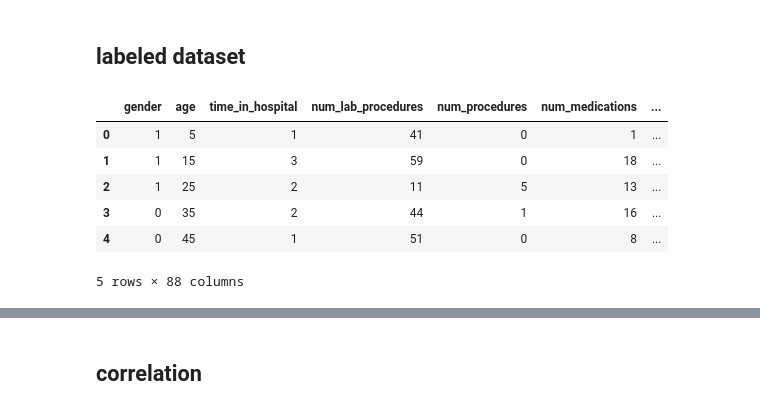
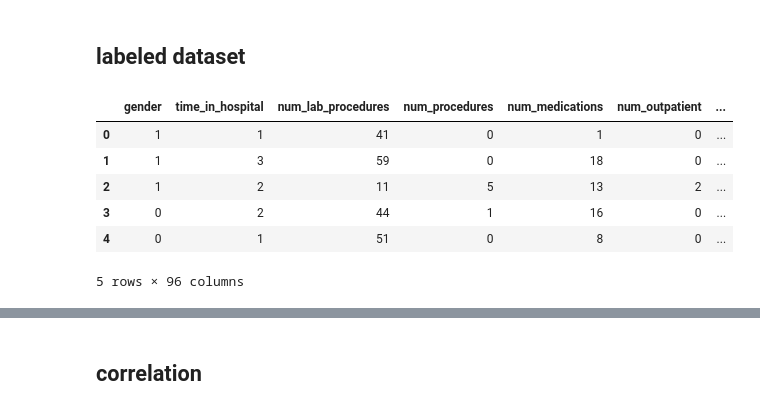
Before and after one commit to annasophiat/diabetic-readmissions, a Jupyter notebook: diabetes_statistical_analysis.ipynb, the cells around one changed output, grey strips where cells are left out. Cells and saved outputs as stored; diff of their text form; code cells hidden in the pictures.

```diff
--- a/diabetes_statistical_analysis.ipynb
+++ b/diabetes_statistical_analysis.ipynb
@@ -411,9 +378,6 @@ Column Name: readmitted
 Unique Values: ['NO' 'YES']
 Column Name: admission_type
 Unique Values: ['Unknown' 'Emergency' 'Urgent' 'Elective' 'Newborn' 'Trauma Center']
-# %%
-# readmitted: No and Yes
-diabetes['readmitted'] = diabetes['readmitted'].replace({'NO': 0, 'YES': 1})
 # %%
 # gender: male and female
 diabetes['gender'] = diabetes['gender'].replace({'Male': 0, 'Female': 1})
@@ -514,4 +467,0 @@ array(['[0-10)', '[10-20)', '[20-30)', '[30-40)', '[40-50)', '[50-60)',
-# %%
-diabetes['age'] = diabetes['age'].replace({'[0-10)': 5, '[10-20)': 15, '[20-30)': 25, '[30-40)': 35,
-                                           '[40-50)': 45, '[50-60)': 55, '[60-70)': 65, '[70-80)': 75,
-                                           '[80-90)': 85, '[90-100)': 95})
@@ -530,6 +470,7 @@ diabetes.head()
 # %%
 # create dummy variables
 race_var = pd.get_dummies(diabetes.race)
+age_var = pd.get_dummies(diabetes.age)
 discharge_disposition_var = pd.get_dummies(diabetes.discharge_disposition_id)
 diag_1_var = pd.get_dummies(diabetes.diag_1)
 diag_2_var = pd.get_dummies(diabetes.diag_2)
@@ -545,7 +486,7 @@ insulin = pd.get_dummies(diabetes.insulin)
 admission_type = pd.get_dummies(diabetes.admission_type)
 # %%
 # combine dummy variables
-all_var = pd.concat([race_var, discharge_disposition_var, diag_1_var, diag_2_var,
+all_var = pd.concat([race_var, age_var, discharge_disposition_var, diag_1_var, diag_2_var,
                      diag_3_var, max_glu_serum_var, A1Cresult_var, metformin, repaglinide,
                      glipizide, pioglitazone, rosiglitazone, insulin, admission_type], axis=1)
 
@@ -562,17 +503,17 @@ all_var.head()
 ## labeled dataset
 # %%
 # create new diabetes data with all labeled data
-diabetes_ml = pd.concat([diabetes.gender, diabetes.age, diabetes.time_in_hospital, diabetes.num_lab_procedures,
+diabetes_ml = pd.concat([diabetes.gender, diabetes.time_in_hospital, diabetes.num_lab_procedures,
                          diabetes.num_procedures, diabetes.num_medications, diabetes.num_outpatient,
-                         diabetes.num_emergency, diabetes.num_inpatient, diabetes.num_diagnoses,
-                         diabetes.change, diabetes.diabetesMed, all_var, diabetes.readmitted], axis=1)
+                         diabetes.num_inpatient, diabetes.num_diagnoses, diabetes.change,
+                         diabetes.diabetesMed, all_var, diabetes.readmitted], axis=1)
 
 diabetes_ml.head()
 # %% [output]
-|  | gender | age | time_in_hospital | num_lab_procedures | num_procedures | num_medications | ... |
-| 0 | 1 | 5 | 1 | 41 | 0 | 1 | ... |
-| 1 | 1 | 15 | 3 | 59 | 0 | 18 | ... |
-| 2 | 1 | 25 | 2 | 11 | 5 | 13 | ... |
-| 3 | 0 | 35 | 2 | 44 | 1 | 16 | ... |
-| 4 | 0 | 45 | 1 | 51 | 0 | 8 | ... |
+|  | gender | time_in_hospital | num_lab_procedures | num_procedures | num_medications | num_outpatient | ... |
+| 0 | 1 | 1 | 41 | 0 | 1 | 0 | ... |
+| 1 | 1 | 3 | 59 | 0 | 18 | 0 | ... |
+| 2 | 1 | 2 | 11 | 5 | 13 | 2 | ... |
+| 3 | 0 | 2 | 44 | 1 | 16 | 0 | ... |
+| 4 | 0 | 1 | 51 | 0 | 8 | 0 | ... |
-5 rows × 88 columns
+5 rows × 96 columns
```
Also changed, not shown: parts of 40 cells of this notebook.
